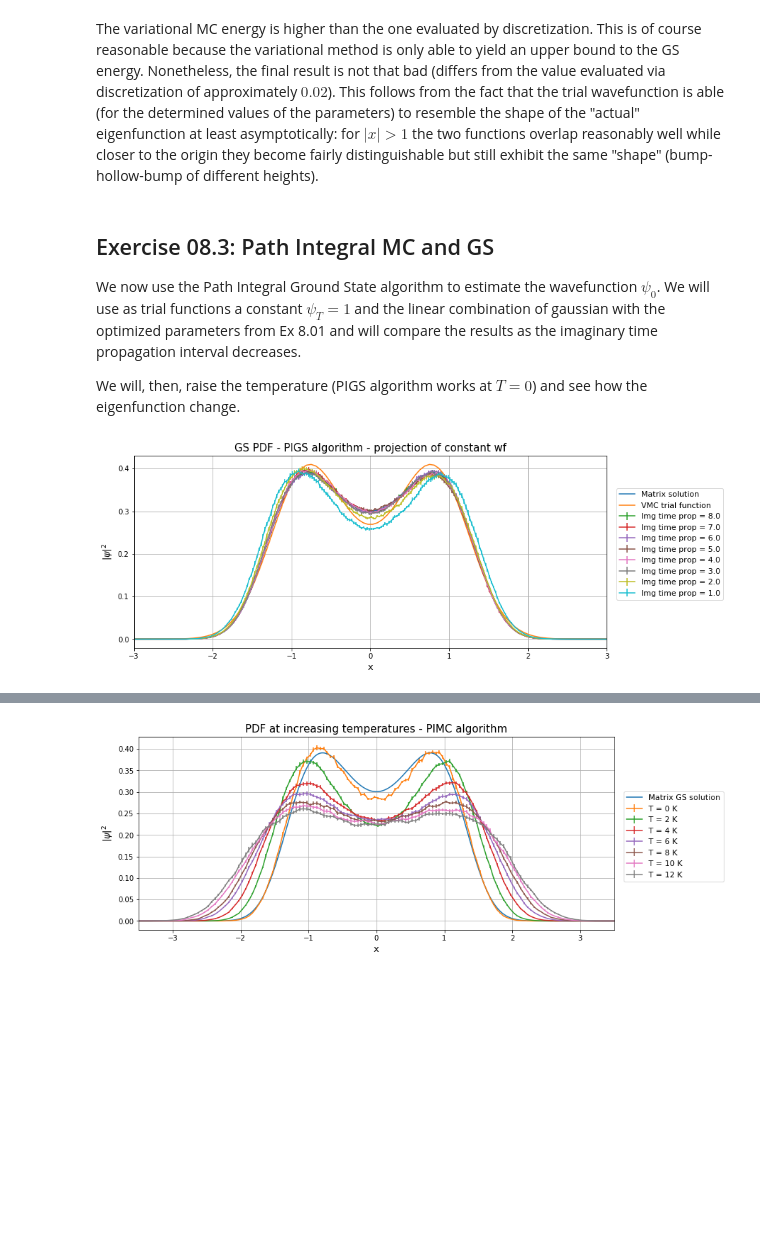
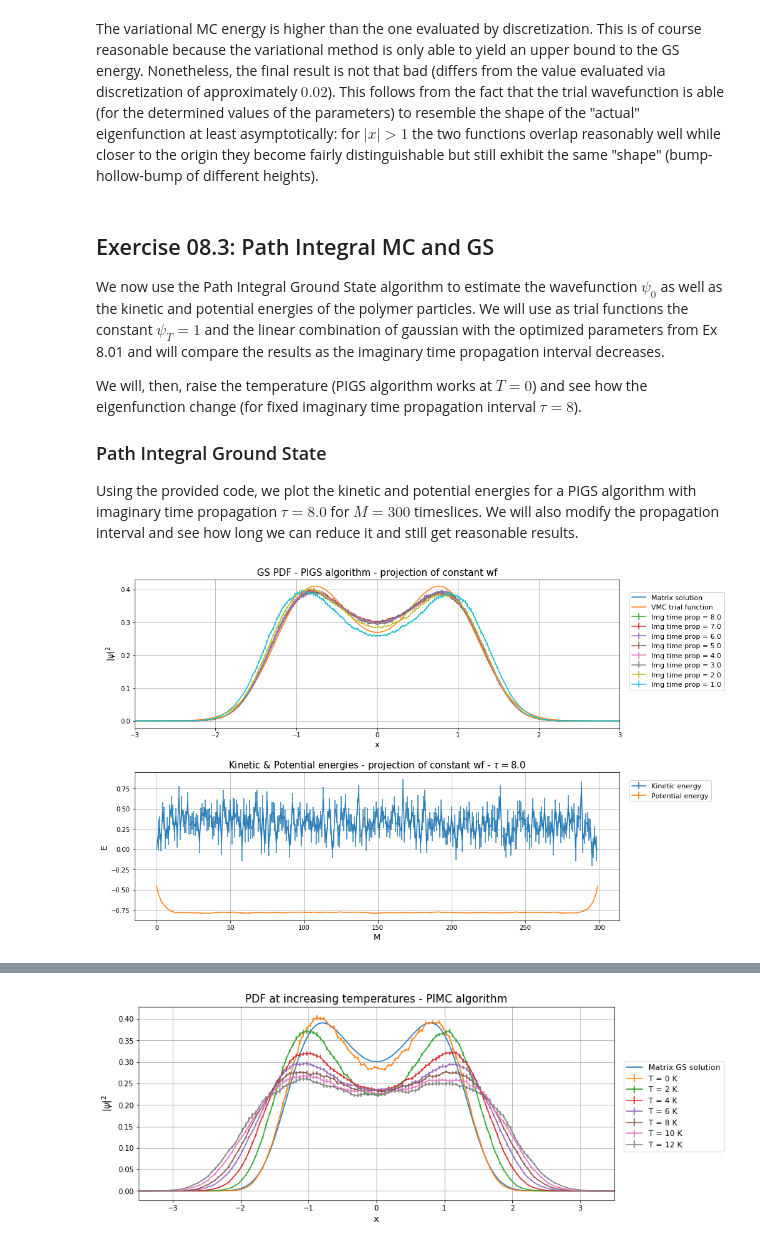
Before and after one commit to AlessandroProserpio/LabSimNumerica, a Jupyter notebook: Lezione_08.ipynb, the cells around one changed output, grey strips where cells are left out. Cells and saved outputs as stored; diff of their text form; code cells hidden in the pictures; blank space fills up the shorter version.

```diff
--- a/Lezione_08.ipynb
+++ b/Lezione_08.ipynb
@@ -128,41 +128,75 @@ Discretization:   E_0      =   -0.460465879692715
 The variational MC energy is higher than the one evaluated by discretization. This is of course reasonable because the variational method is only able to yield an upper bound to the GS energy. Nonetheless, the final result is not that bad (differs from the value evaluated via discretization of approximately $0.02$). This follows from the fact that the trial wavefunction is able (for the determined values of the parameters) to resemble the shape of the "actual" eigenfunction at least asymptotically: for $\lvert x\rvert>1$ the two functions overlap reasonably well while closer to the origin they become fairly distinguishable but still exhibit the same "shape" (bump-hollow-bump of different heights).
 # %% [markdown]
 ## Exercise 08.3: Path Integral MC and GS
-We now use the Path Integral Ground State algorithm to estimate the wavefunction $\psi_0$. We will use as trial functions a constant $\psi_T=1$ and the linear combination of gaussian with the optimized parameters from Ex 8.01 and will compare the results as the imaginary time propagation interval decreases.
+We now use the Path Integral Ground State algorithm to estimate the wavefunction $\psi_0$ as well as the kinetic and potential energies of the polymer particles. We will use as trial functions the constant $\psi_T=1$ and the linear combination of gaussian with the optimized parameters from Ex 8.01 and will compare the results as the imaginary time propagation interval decreases.
 
-We will, then, raise the temperature (PIGS algorithm works at $T=0$) and see how the eigenfunction change.
+We will, then, raise the temperature (PIGS algorithm works at $T=0$) and see how the eigenfunction change (for fixed imaginary time propagation interval $\tau=8$).
+
+### Path Integral Ground State
+Using the provided code, we plot the kinetic and potential energies for a PIGS algorithm with imaginary time propagation $\tau=8.0$ for $M=300$ timeslices. We will also modify the propagation interval and see how long we can reduce it and still get reasonable results.
 # %%
 n=8
 m=400
+timeslices=300
 x3=np.empty((n, m))
 PsiPIGS=np.empty((n, m))
 err=np.empty((n, m))
+kin=np.zeros(timeslices)
+errkin=np.zeros(timeslices)
+pot=np.zeros(timeslices)
+errpot=np.zeros(timeslices)
+t=np.arange(timeslices)
 
 for i in range(n):
     file=open("Es_lezione_08/probability_PIGS_const_"+ str(i+1) + ".dat")
     j=0
     for line in file.readlines():
         l=line.split()
         x3[i][j]=float(l[0])
         PsiPIGS[i][j]=float(l[1])
         err[i][j]=float(l[2])
         j+=1
     file.close()
 
-plt.plot(x,(psi[0])**2, label="Matrix solution")
-plt.plot(x1, Psi, label="VMC trial function")
+file=open("Es_lezione_08/kinetic_PIGS_const.dat")
+i=0
+for line in file.readlines():
+    kin[i]=float(line.split()[1])
+    errkin[i]=float(line.split()[2])
+    i+=1
+file.close()
+
+file=open("Es_lezione_08/potential_PIGS_const.dat")
+i=0
+for line in file.readlines():
+    pot[i]=float(line.split()[1])
+    errpot[i]=float(line.split()[2])
+    i+=1
+file.close()
+
+f, ax=plt.subplots(nrows=2, ncols=1)
+ax[0].plot(x,(psi[0])**2, label="Matrix solution")
+ax[0].plot(x1, Psi, label="VMC trial function")
 for i in range(n):
-    plt.errorbar(x3[i], PsiPIGS[i], yerr=err[i], label="Img time prop = " + str(8.0-i))
-plt.grid(True)
-plt.xlim((-3,3))
-plt.legend(loc=(1.02, 0.25), fontsize=11)
-plt.rcParams["figure.figsize"]=(12,5)
-plt.title("GS PDF - PIGS algorithm - projection of constant wf", fontsize=15)
-plt.xlabel("x", fontsize=13)
-plt.ylabel("$|\psi|^2$", fontsize=13)
-plt.show()
+    ax[0].errorbar(x3[i], PsiPIGS[i], yerr=err[i], label="Img time prop = " + str(8.0-i))
+ax[0].grid(True)
+ax[0].set_xlim((-3,3))
+ax[0].legend(loc=(1.02, 0.25), fontsize=11)
+ax[0].set_title("GS PDF - PIGS algorithm - projection of constant wf", fontsize=15)
+ax[0].set_xlabel("x", fontsize=13)
+ax[0].set_ylabel("$|\psi|^2$", fontsize=13)
+
+ax[1].errorbar(t, kin, yerr=errkin, label="Kinetic energy")
+ax[1].errorbar(t, pot, yerr=errpot, label="Potential energy")
+ax[1].grid(True)
+ax[1].set_title(r"Kinetic & Potential energies - projection of constant wf - $\tau=8.0$", fontsize=15)
+ax[1].set_xlabel("M", fontsize=13)
+ax[1].set_ylabel("E", fontsize=13)
+ax[1].legend(loc=(1.02, 0.8), fontsize=11)
+
+plt.subplots_adjust(left=0.5, bottom=-0.7, right=2.3, top=1.2, wspace=0.1, hspace=0.3)
 # %% [output]
-[figure, old version]
+[figure, new version]
 # %%
 n=11
 x3=np.empty((n, m))
```
Also changed, not shown: parts of 5 cells of this notebook, 11 other files.
